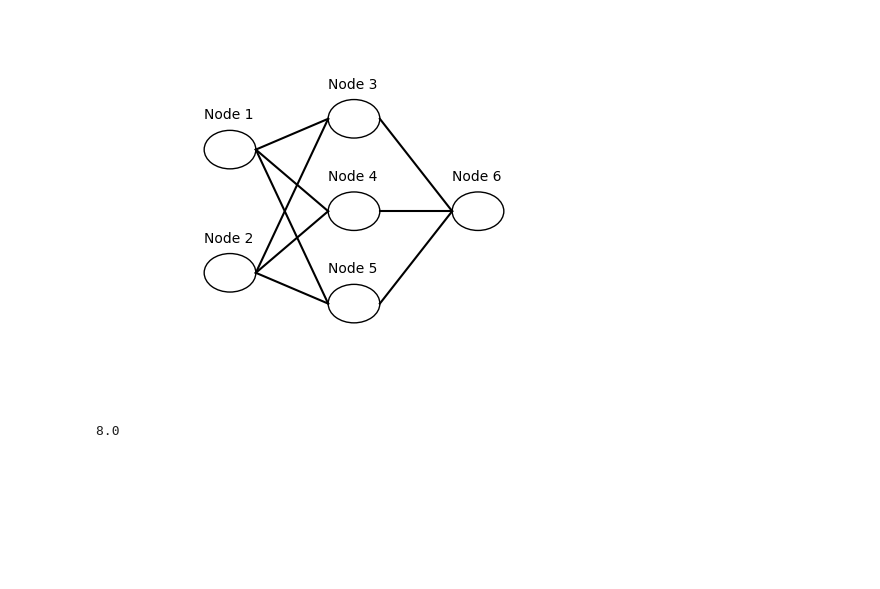
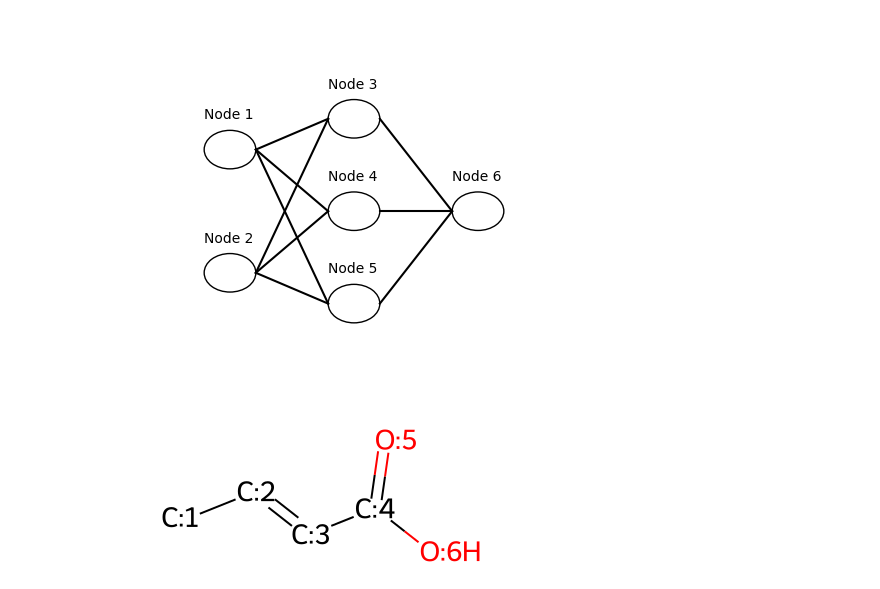
Before and after one commit to Zackary-Overend/MSc, a Jupyter notebook: LitReviewFigures.ipynb, the cells around one changed output. Cells and saved outputs as stored; diff of their text form; code cells hidden in the pictures; blank space fills up the shorter version.

```diff
--- a/LitReviewFigures.ipynb
+++ b/LitReviewFigures.ipynb
@@ -43,7 +51,12 @@ plt.savefig('Lit Review Neural Network.pdf')
 plt.show()
 # %% [output]
 [figure]
-# %%
-24/3
-# %% [output]
-8.0
+# %%
+mol = Chem.MolFromSmiles("CC=CC(=O)O")
+
+for i, atom in enumerate(mol.GetAtoms()):
+    atom.SetProp("molAtomMapNumber", str(atom.GetIdx()+1))
+
+mol
+# %% [output]
+[figure, added]
```
Also changed, not shown: parts of 3 cells of this notebook, 5 other files.
